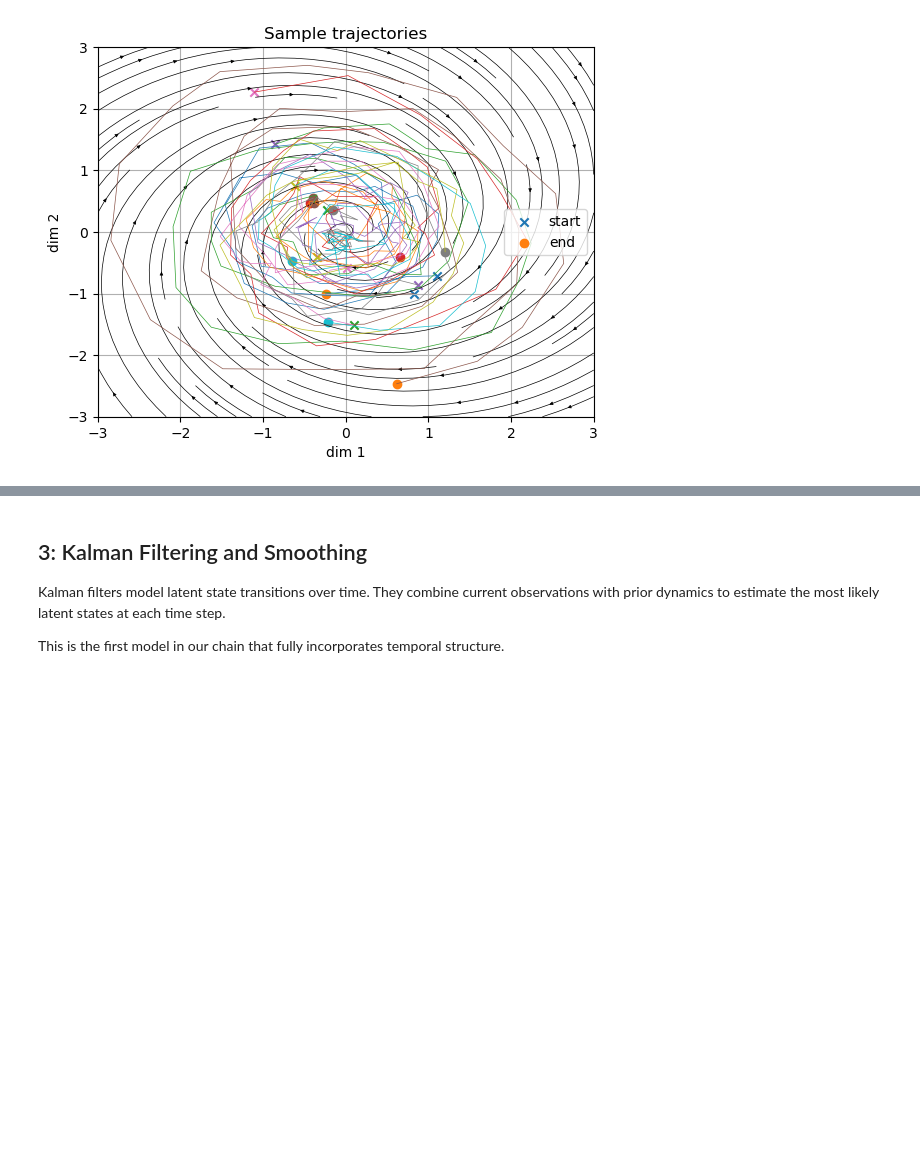
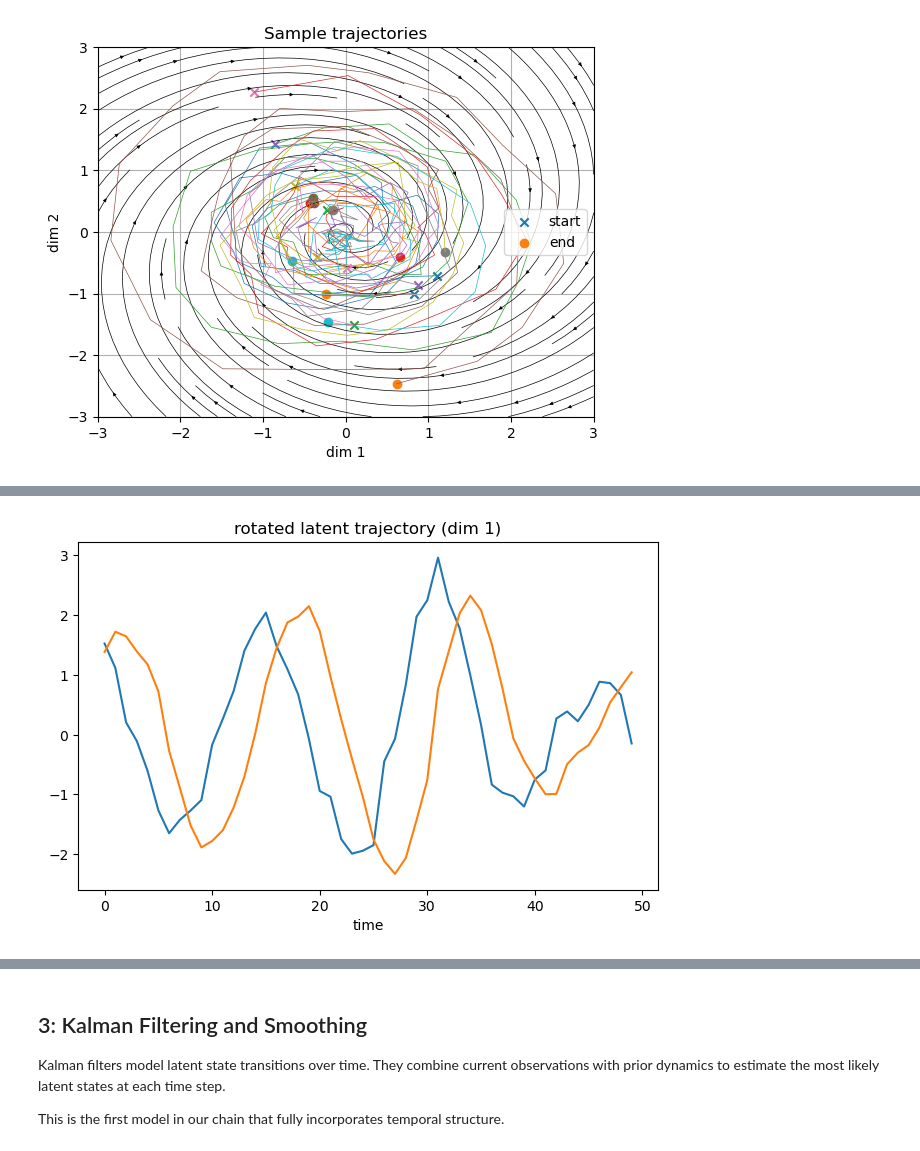
Before and after one commit to catniplab/xfads, a Jupyter notebook: examples/lvm_progression/demo.ipynb, the cells around one changed output, grey strips where cells are left out. Cells and saved outputs as stored; diff of their text form; code cells hidden in the pictures; blank space fills up the shorter version.

```diff
--- a/examples/lvm_progression/demo.ipynb
+++ b/examples/lvm_progression/demo.ipynb
@@ -132,3 +157,19 @@ m_pca = torch.tensor(m_pca.reshape(n_valid, n_time_bins, -1), dtype=torch.float3
+# %%
+rot_pca, m_rot_pca = align_latent_variables(z_valid, m_pca)
+
+fig, axs = plt.subplots(1, 1)
+
+# Line plot
+axs.set_title('rotated latent trajectory (dim 1)')
+axs.set_box_aspect(0.6)
+axs.plot(m_rot_pca[0, :, 0])
+axs.plot(z_valid[0, :, 0])
+
+axs.set_xlabel('time')
+plt.tight_layout()
+plt.show()
+# %% [output]
+[figure, added]
 # %% [markdown]
 ## 2: Factor Analysis
 
```
Also changed, not shown: parts of 6 cells of this notebook.
